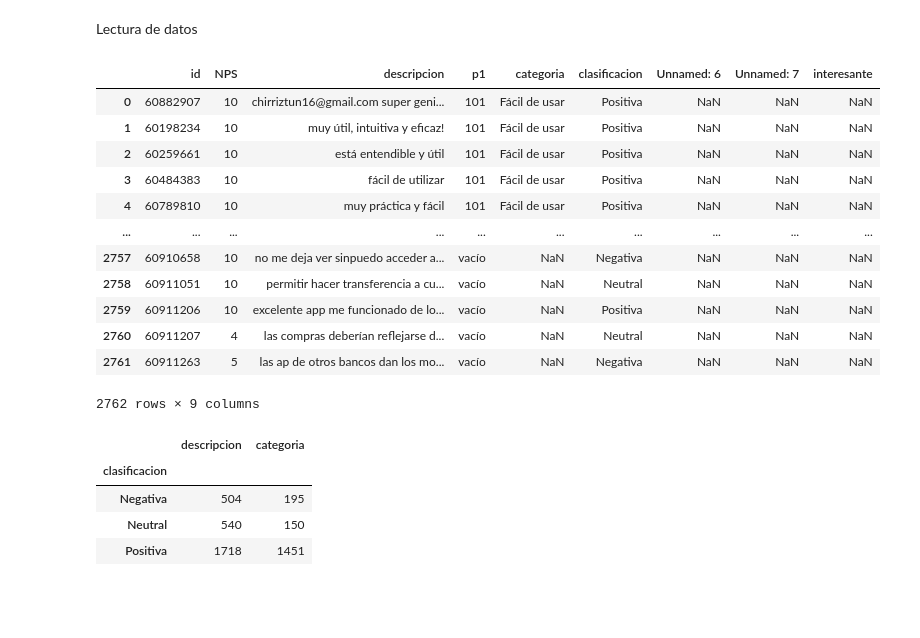
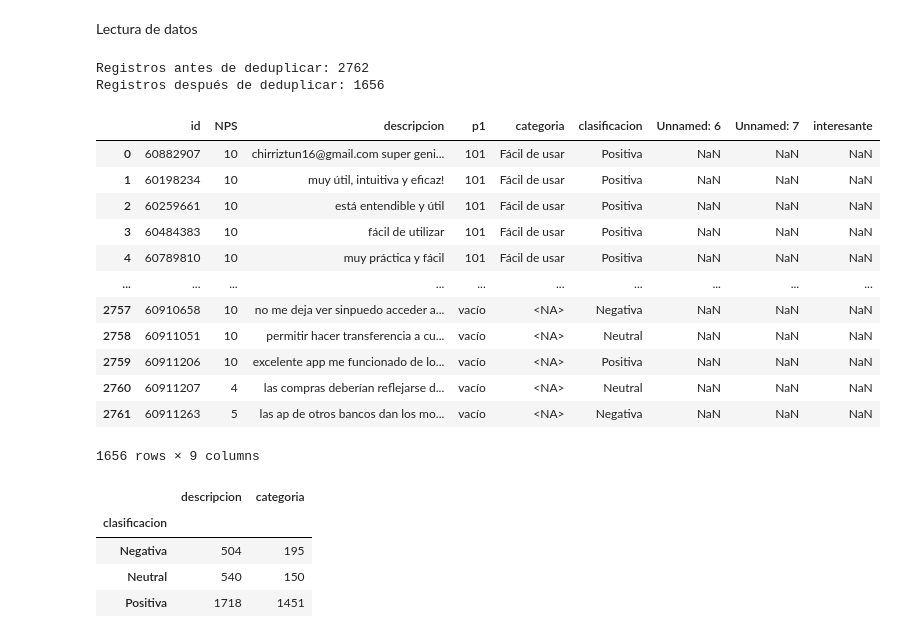
Before and after one commit to Mirandani/berto, a Jupyter notebook: src/process_data.ipynb, the cells around one changed output. Drawn from its saved outputs; the diff is of its cells as text; code cells hidden in the pictures; blank space fills up the shorter version.

```diff
--- a/src/process_data.ipynb
+++ b/src/process_data.ipynb
@@ -5,21 +5,29 @@ import os
 Lectura de datos
 # %%
 data_abril = pd.read_csv('../data/raw/respuestas_abril.csv')
+data_abril = data_abril.astype({'descripcion': 'string', 'categoria': 'string', 'clasificacion': 'string'})
+
+print(f"Registros antes de deduplicar: {data_abril.shape[0]}")
+data_abril = data_abril.drop_duplicates(subset=["descripcion"])
+print(f"Registros después de deduplicar: {data_abril.shape[0]}")
+
 data_abril
 # %% [output]
+Registros antes de deduplicar: 2762
+Registros después de deduplicar: 1656
 |  | id | NPS | descripcion | p1 | categoria | clasificacion | Unnamed: 6 | Unnamed: 7 | interesante |
 | 0 | 60882907 | 10 | chirriztun16@gmail.com super geni... | 101 | Fácil de usar | Positiva | NaN | NaN | NaN |
 | 1 | 60198234 | 10 | muy útil, intuitiva y eficaz! | 101 | Fácil de usar | Positiva | NaN | NaN | NaN |
 | 2 | 60259661 | 10 | está entendible y útil | 101 | Fácil de usar | Positiva | NaN | NaN | NaN |
 | 3 | 60484383 | 10 | fácil de utilizar | 101 | Fácil de usar | Positiva | NaN | NaN | NaN |
 | 4 | 60789810 | 10 | muy práctica y fácil | 101 | Fácil de usar | Positiva | NaN | NaN | NaN |
 | ... | ... | ... | ... | ... | ... | ... | ... | ... | ... |
-| 2757 | 60910658 | 10 | no me deja ver sinpuedo acceder a... | vacío | NaN | Negativa | NaN | NaN | NaN |
-| 2758 | 60911051 | 10 | permitir hacer transferencia a cu... | vacío | NaN | Neutral | NaN | NaN | NaN |
-| 2759 | 60911206 | 10 | excelente app me funcionado de lo... | vacío | NaN | Positiva | NaN | NaN | NaN |
-| 2760 | 60911207 | 4 | las compras deberían reflejarse d... | vacío | NaN | Neutral | NaN | NaN | NaN |
-| 2761 | 60911263 | 5 | las ap de otros bancos dan los mo... | vacío | NaN | Negativa | NaN | NaN | NaN |
+| 2757 | 60910658 | 10 | no me deja ver sinpuedo acceder a... | vacío | <NA> | Negativa | NaN | NaN | NaN |
+| 2758 | 60911051 | 10 | permitir hacer transferencia a cu... | vacío | <NA> | Neutral | NaN | NaN | NaN |
+| 2759 | 60911206 | 10 | excelente app me funcionado de lo... | vacío | <NA> | Positiva | NaN | NaN | NaN |
+| 2760 | 60911207 | 4 | las compras deberían reflejarse d... | vacío | <NA> | Neutral | NaN | NaN | NaN |
+| 2761 | 60911263 | 5 | las ap de otros bancos dan los mo... | vacío | <NA> | Negativa | NaN | NaN | NaN |
-2762 rows × 9 columns
+1656 rows × 9 columns
 # %%
 # select columns of interest
 columns_of_interest = ["descripcion","categoria","clasificacion"]
```
Also changed, not shown: parts of 5 cells of this notebook, 4 other files.
